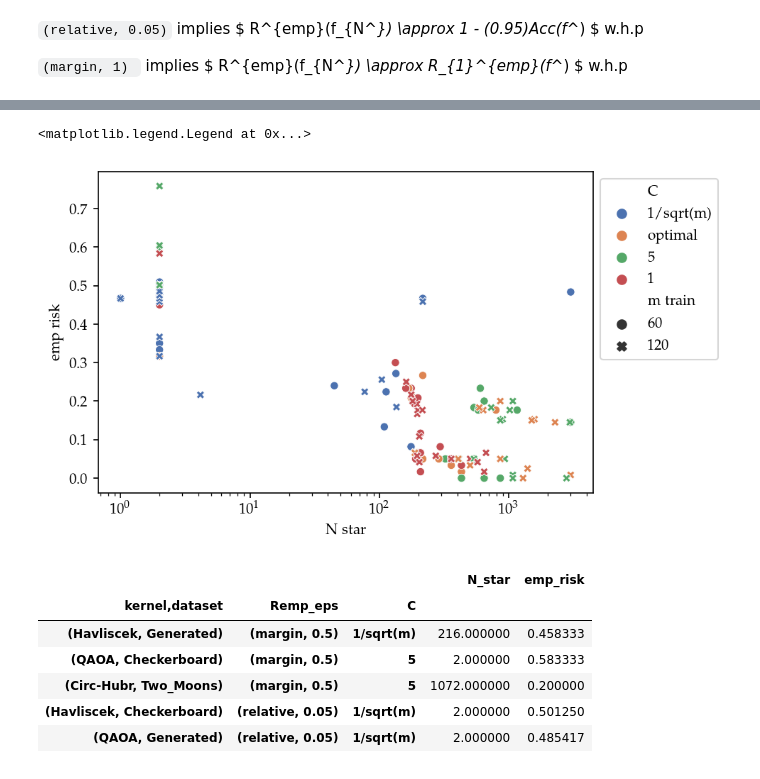
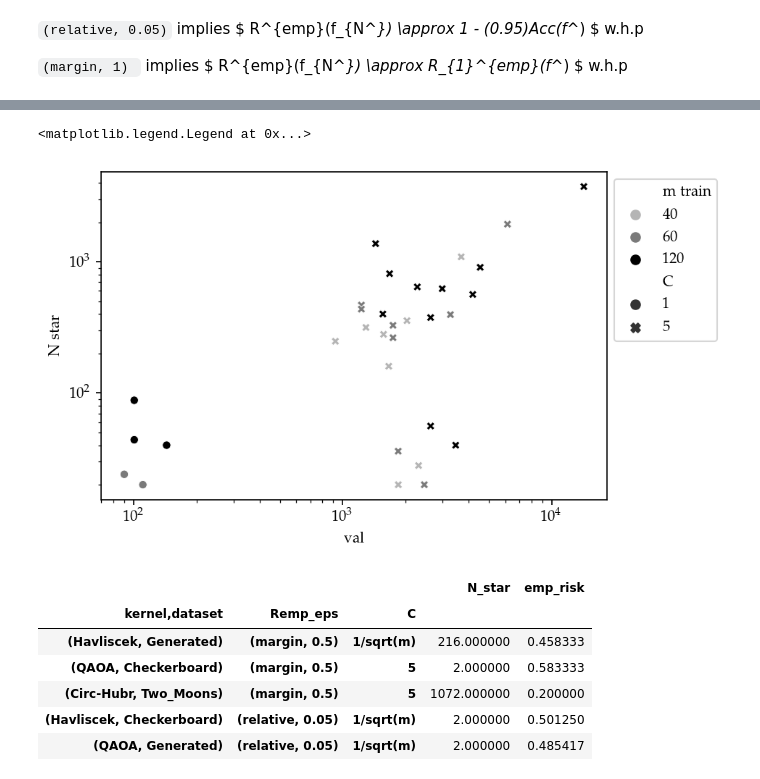
Before and after one commit to abhayshastry/ReliableQuantumKernelClassifiers, a Jupyter notebook: exp-Emp-Risk-4/visualization.ipynb, the cells around one changed output, grey strips where cells are left out. Drawn from its saved outputs; the diff is of its cells as text; code cells hidden in the pictures.

```diff
--- a/exp-Emp-Risk-4/visualization.ipynb
+++ b/exp-Emp-Risk-4/visualization.ipynb
@@ -54,17 +54,23 @@ data =  data.rename(columns = lambda x: x.replace('_', ' ') if type(x)==str else
 margin_err = []
 misclass_err = []
 N_star_theorem = []
+N_star = []
 N_list = np.linspace(2,4000, 15, dtype=int)
 for x in tqdm(data.index):
     #print(x)
     row = data.loc[x]
     margin_err.append( np.mean(row["y train"]*row["f pred exact"] < 1.0 - 1e-3) )
     misclass_err.append( np.mean(row["y train"]*row["f pred exact"]<0 ) )
+    if row["N star output"][0] is not None:
+        N_star.append(int(row["N star output"][0]))
+    else:
+        N_star.append(None)
 #    print(N_star_K[-1])
 
 #    N_star_theorem.append( 2*(row["C val"]**2)*row["m sv"]* np.log(x[1]/0.1) )
 data["margin err"] = margin_err
 data["misclass"] = misclass_err
+data["N star"] = N_star
 #data["N star theorem"] = N_star_theorem
 data = data.sort_values("misclass")
 
@@ -89,6 +119,13 @@ data
 df = data[data["margin err"] < 0.1]
 
 
-df = df[["C val", "m sv", "margin err", "N star output"  ]]
-df.xs(1, level="C").reset_index("m train").sort_values(["m sv"])
+df = df[["C val", "m sv", "margin err", "N star"  ]]
+data_final = df.loc[df["C val"].isin([1,5])].reset_index("m train")#.sort_values(["m sv"])
+
+data_final["val"] = data_final.apply (lambda row: row["m sv"]*(row["C val"]**2), axis=1)
+data_final.loc[data_final["m train"].isin([40])].sort_values(["m sv"])
+
+
+#data_final
+#data_final
 # %% [output]
@@ -158,0 +137,8 @@ df.xs("optimal", level="C").sort_values("m sv")
+# %%
+df = data[data["margin err"] < 0.1]
+
+
+df = df[["C val", "m sv", "margin err", "N star"  ]]
+data_final["val"] = data_final.apply (lambda row: (row["m sv"])*(row["C val"]**2)*np.log(row["m train"]), axis=1)
+#data_final = df.loc[df["C val"].isin([1,5])].reset_index("m train").sort_values(["m sv"])
+data_final.sort_values(["N star"])
@@ -320,11 +167,12 @@ d1.sort_values(["emp risk"])
 # %%
-sns.scatterplot(data =  data,
-x= "N star", y="emp risk", palette="deep", style = "m train", hue =  "C", s = 30)
+sns.scatterplot(data =  data_final,
+x= "val", y="N star", palette="Greys", style = "C", hue = "m train", hue_norm = (0,100), s = 30)
 plt.xscale("log")
+plt.yscale("log")
 plt.legend(loc='upper left', bbox_to_anchor=(1,1))
 # %% [output]
 <matplotlib.legend.Legend at 0x...>
-[figure, old version]
+[figure, new version]
 # %%
 data.xs(120, level = "m_train")
 # %% [output]
```
Also changed, not shown: parts of 16 cells of this notebook, 22 other files.
